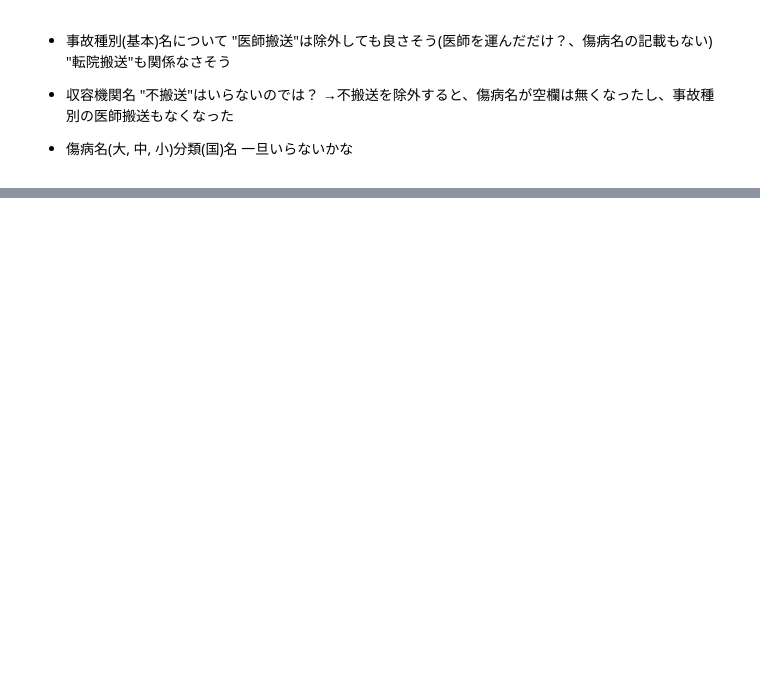
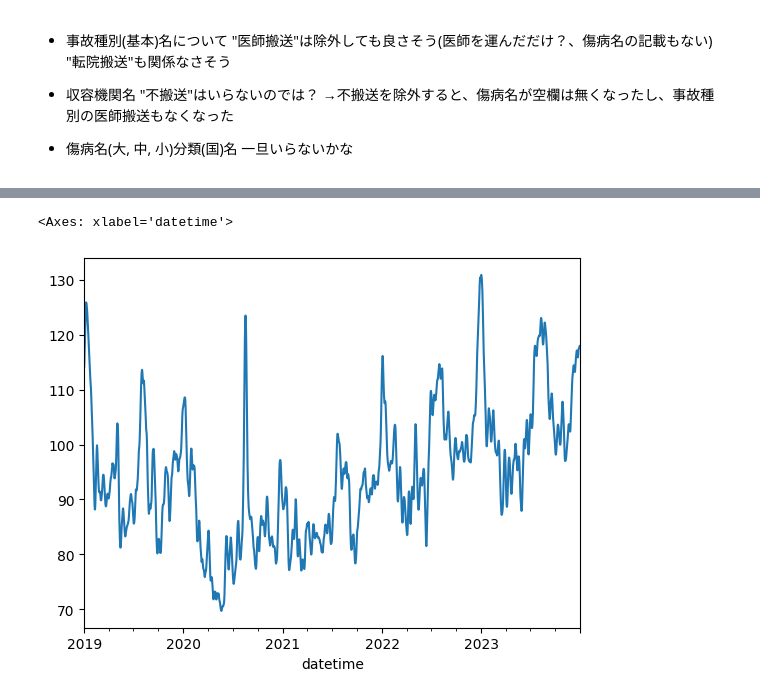
Before and after one commit to Methanon46/hm_ambulance, a Jupyter notebook: notebook/eda.ipynb, the cells around one changed output, grey strips where cells are left out. Cells and saved outputs as stored; diff of their text form; code cells hidden in the pictures; blank space fills up the shorter version.

```diff
--- a/notebook/eda.ipynb
+++ b/notebook/eda.ipynb
@@ -65,0 +87,4 @@ df_clean.head(3)
+# %%
+# stl分解してみる
+stl = STL(df_clean.groupby(pd.Grouper(key="datetime", freq="D")).sum()["count"], period=7)
+result = stl.fit()
@@ -65,0 +123,5 @@ df_clean.head(3)
+# %%
+result.trend.plot()
+# %% [output]
+<Axes: xlabel='datetime'>
+[figure, added]
```
Also changed, not shown: parts of 6 cells of this notebook, 2 other files.
